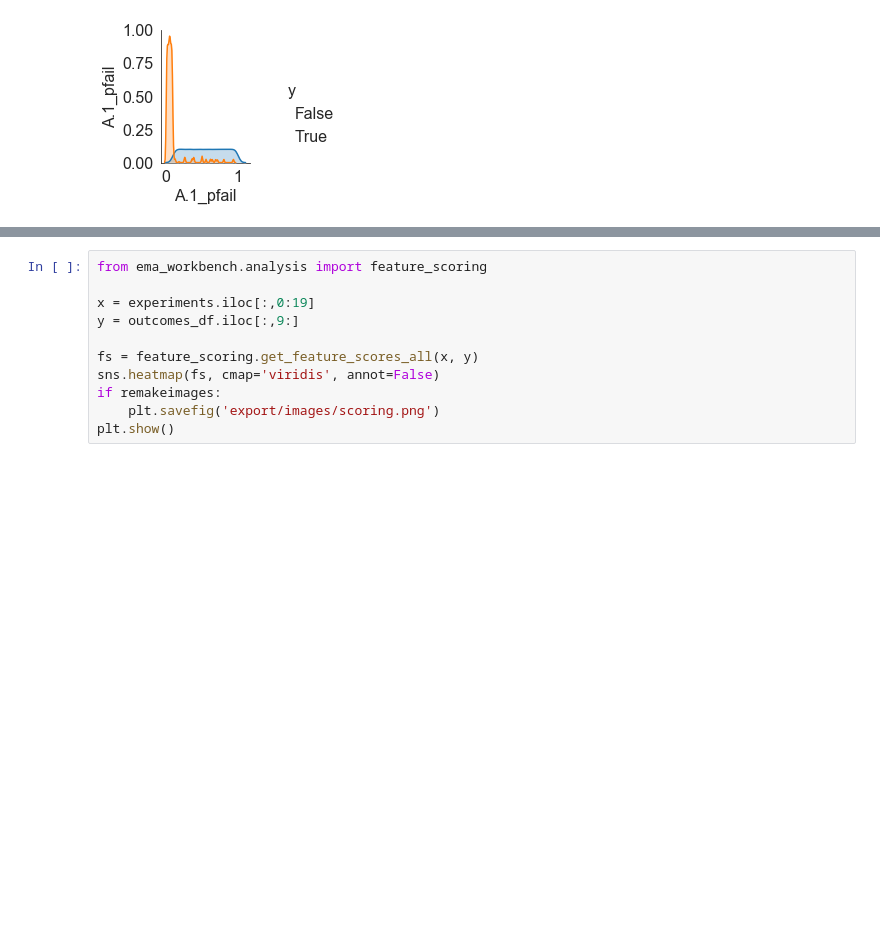
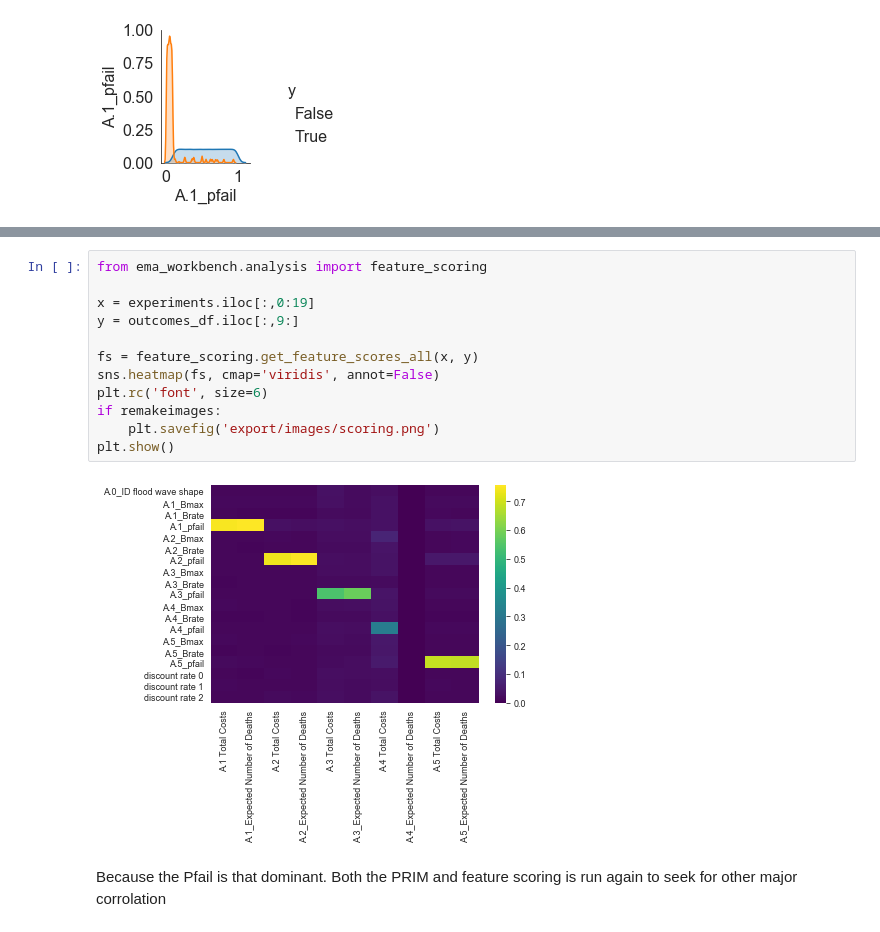
Before and after one commit to oli4oli4/Model-based-decision-making, a Jupyter notebook: Final assignment deliverables/exploring_preferred_alternative.ipynb, the cells around one changed output, grey strips where cells are left out. Saved outputs shown, nothing was run; the diff lists cells and outputs as text; blank space fills up the shorter version.

```diff
--- a/Final assignment deliverables/exploring_preferred_alternative.ipynb
+++ b/Final assignment deliverables/exploring_preferred_alternative.ipynb
@@ -284,14 +333,19 @@ if remakeimages:
 # %%
 from ema_workbench.analysis import feature_scoring
 
 x = experiments.iloc[:,0:19]
 y = outcomes_df.iloc[:,9:]
 
 fs = feature_scoring.get_feature_scores_all(x, y)
 sns.heatmap(fs, cmap='viridis', annot=False)
+plt.rc('font', size=6)
 if remakeimages:
     plt.savefig('export/images/scoring.png')
 plt.show()
+# %% [output]
+[figure, added]
+# %% [markdown]
+Because the Pfail is that dominant. Both the PRIM and feature scoring is run again to seek for other major corrolation
 # %%
 experiments_no_pfail = experiments.iloc[:,[0,1,2,4,5,7,8,10,11,13,14,16,17,18]]
 
```
Also changed, not shown: parts of 13 cells of this notebook.
